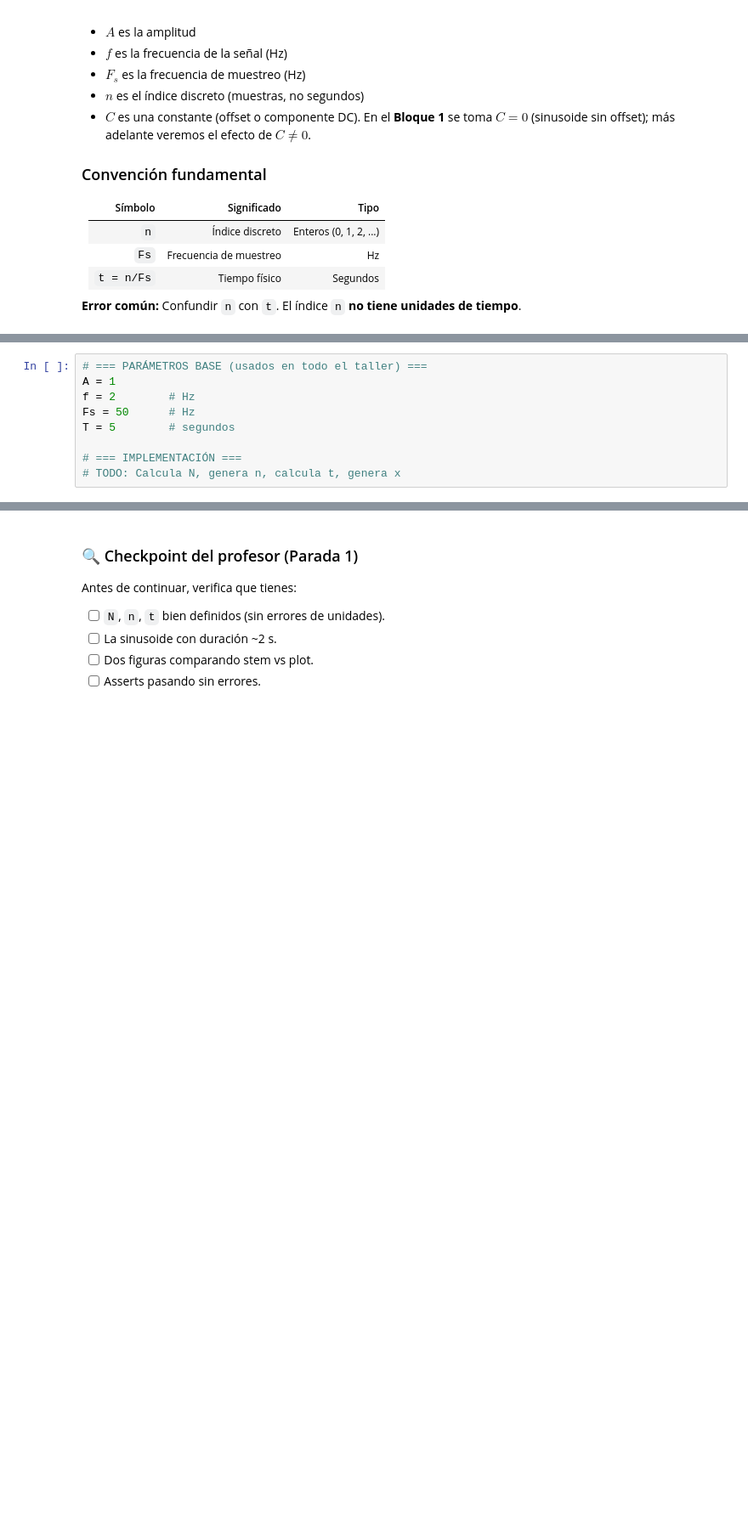
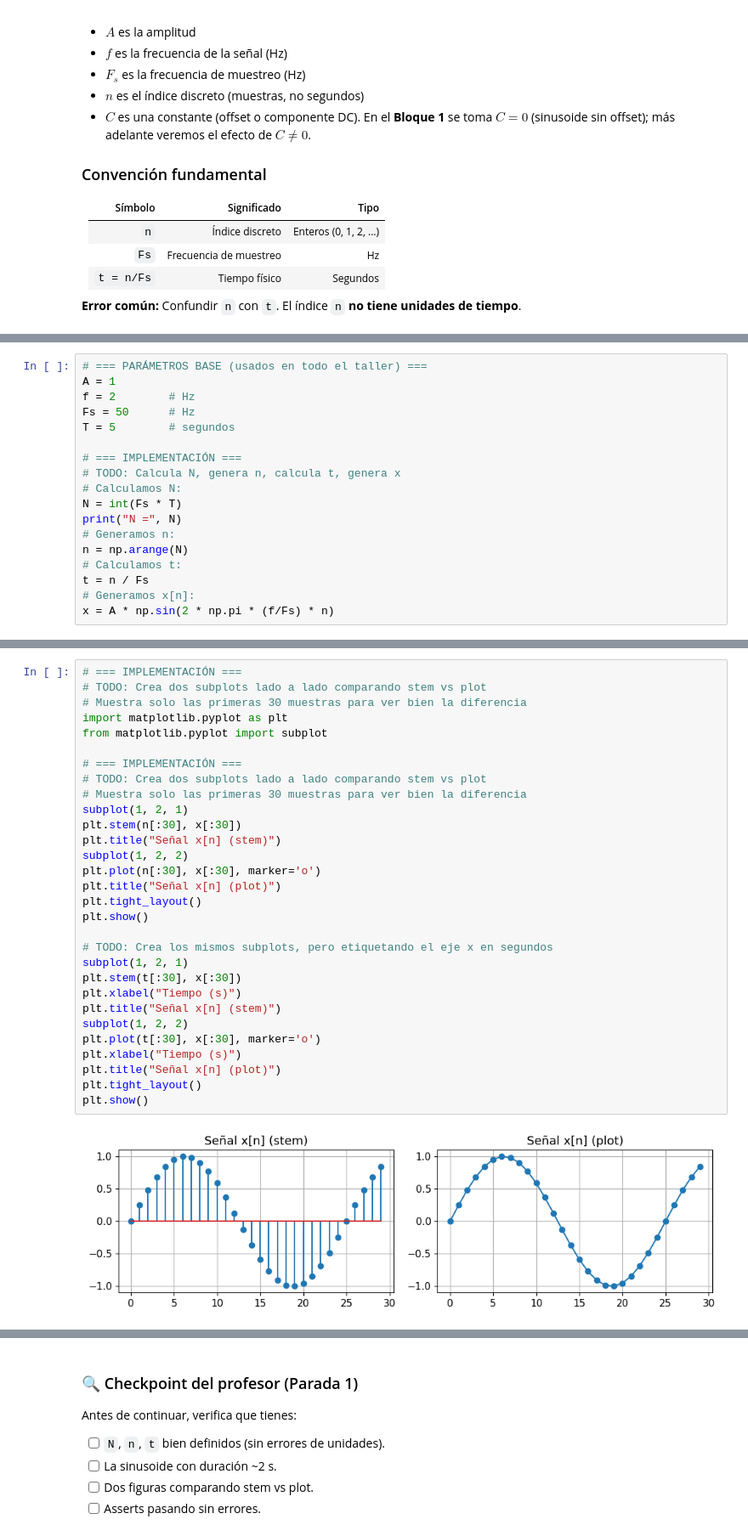
Before and after one commit to saul-perezs/Talleres_TI_GCED, a Jupyter notebook: notebooks/Taller_1_Senales_en_Python.ipynb, the cells around one changed output, grey strips where cells are left out. Shown at 85% size. Saved outputs shown, nothing was run; the diff lists cells and outputs as text; blank space fills up the shorter version.

```diff
--- a/notebooks/Taller_1_Senales_en_Python.ipynb
+++ b/notebooks/Taller_1_Senales_en_Python.ipynb
@@ -229,3 +231,12 @@ T = 5        # segundos
 
 # === IMPLEMENTACIÓN ===
 # TODO: Calcula N, genera n, calcula t, genera x
+# Calculamos N:
+N = int(Fs * T)
+print("N =", N)
+# Generamos n:
+n = np.arange(N)
+# Calculamos t:
+t = n / Fs
+# Generamos x[n]:
+x = A * np.sin(2 * np.pi * (f/Fs) * n)
@@ -318,0 +278,32 @@ print(f"✓ Señal generada: amplitud máxima = {np.max(np.abs(x)):.3f}")
+# %%
+# === IMPLEMENTACIÓN ===
+# TODO: Crea dos subplots lado a lado comparando stem vs plot
+# Muestra solo las primeras 30 muestras para ver bien la diferencia
+import matplotlib.pyplot as plt
+from matplotlib.pyplot import subplot
+
+# === IMPLEMENTACIÓN ===
+# TODO: Crea dos subplots lado a lado comparando stem vs plot
+# Muestra solo las primeras 30 muestras para ver bien la diferencia
+subplot(1, 2, 1)
+plt.stem(n[:30], x[:30])
+plt.title("Señal x[n] (stem)")
+subplot(1, 2, 2)
+plt.plot(n[:30], x[:30], marker='o')
+plt.title("Señal x[n] (plot)")
+plt.tight_layout()
+plt.show()
+
+# TODO: Crea los mismos subplots, pero etiquetando el eje x en segundos
+subplot(1, 2, 1)
+plt.stem(t[:30], x[:30])
+plt.xlabel("Tiempo (s)")
+plt.title("Señal x[n] (stem)")
+subplot(1, 2, 2)
+plt.plot(t[:30], x[:30], marker='o')
+plt.xlabel("Tiempo (s)")
+plt.title("Señal x[n] (plot)")
+plt.tight_layout()
+plt.show()
+# %% [output]
+[figure, added]
```
Also changed, not shown: parts of 17 cells of this notebook.
